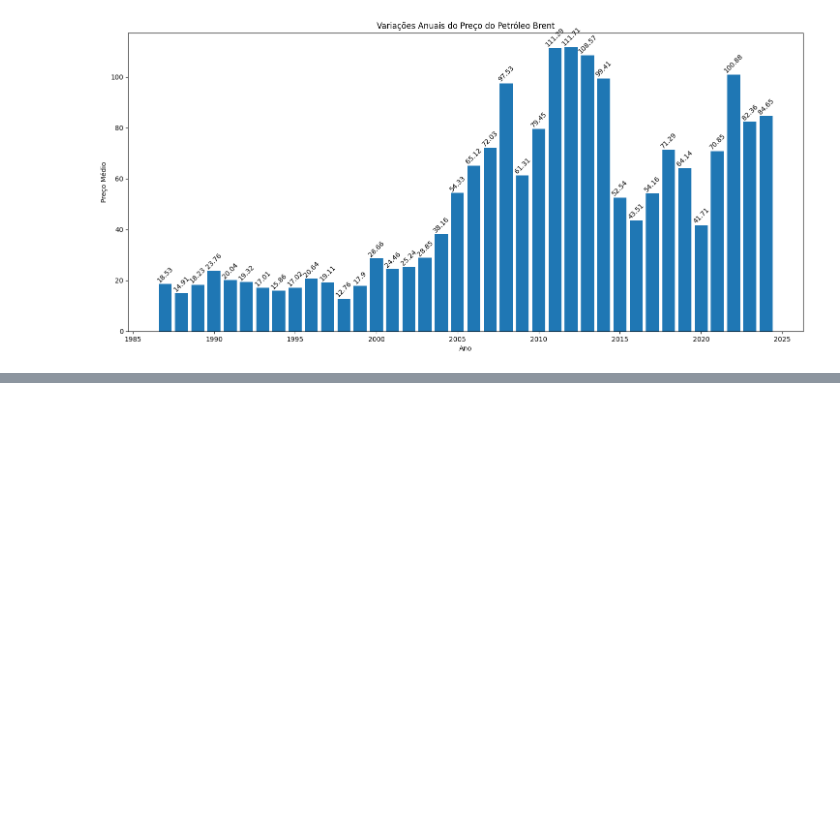
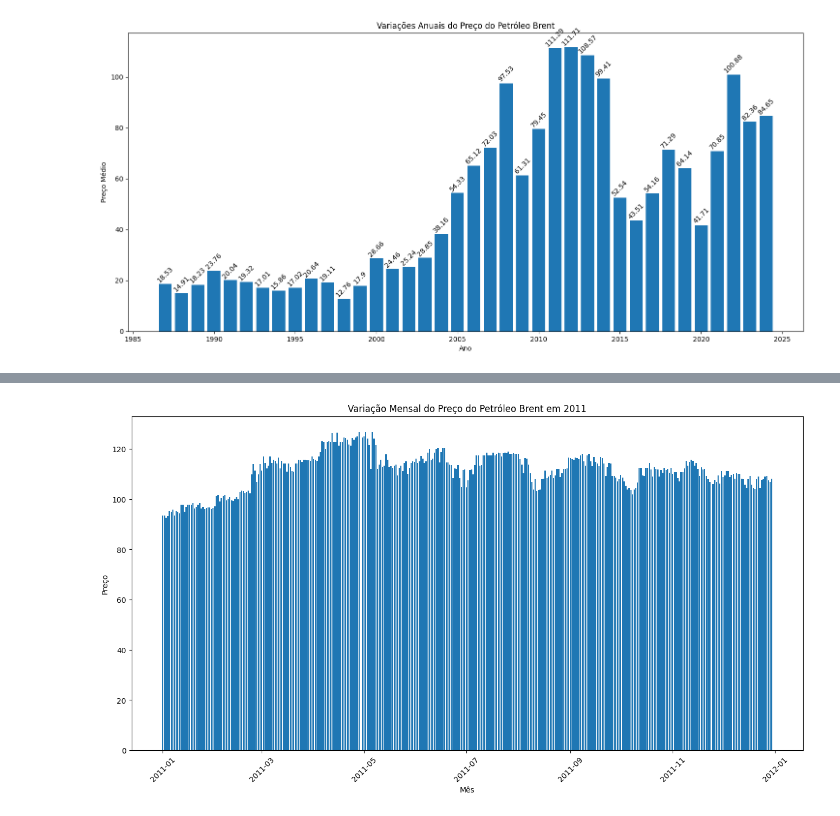
Before and after one commit to icarocarmona/Tech-Challenges-DTAT-Grupo-26, a Jupyter notebook: F4-DATA-VIZ-PRODUCTION-MODELS/AnalisePri.ipynb, the cells around one changed output, grey strips where cells are left out. Saved outputs shown, nothing was run; the diff lists cells and outputs as text; code cells hidden in the pictures; blank space fills up the shorter version.

Commit message:
Analise 2011 e 2015
Maior valor em 2011 e a queda em 2015

```diff
--- a/F4-DATA-VIZ-PRODUCTION-MODELS/AnalisePri.ipynb
+++ b/F4-DATA-VIZ-PRODUCTION-MODELS/AnalisePri.ipynb
@@ -120,0 +134,16 @@ plt.show()
+# %%
+import matplotlib.pyplot as plt
+
+# Filtrando os dados para incluir apenas o ano de 2011
+dados_2011 = df[df['Ano'] == 2011]
+
+# Criando o gráfico de barras com os valores mensais
+plt.figure(figsize=(16, 8))
+plt.bar(dados_2011['Data'], dados_2011['Preco'], width=0.8)
+plt.title('Variação Mensal do Preço do Petróleo Brent em 2011')
+plt.xlabel('Mês')
+plt.ylabel('Preço')
+plt.xticks(rotation=45)  # Rotacionando os rótulos do eixo x para melhor legibilidade
+plt.show()
+# %% [output]
+[figure, added]
```
Also changed, not shown: parts of 9 cells of this notebook.
